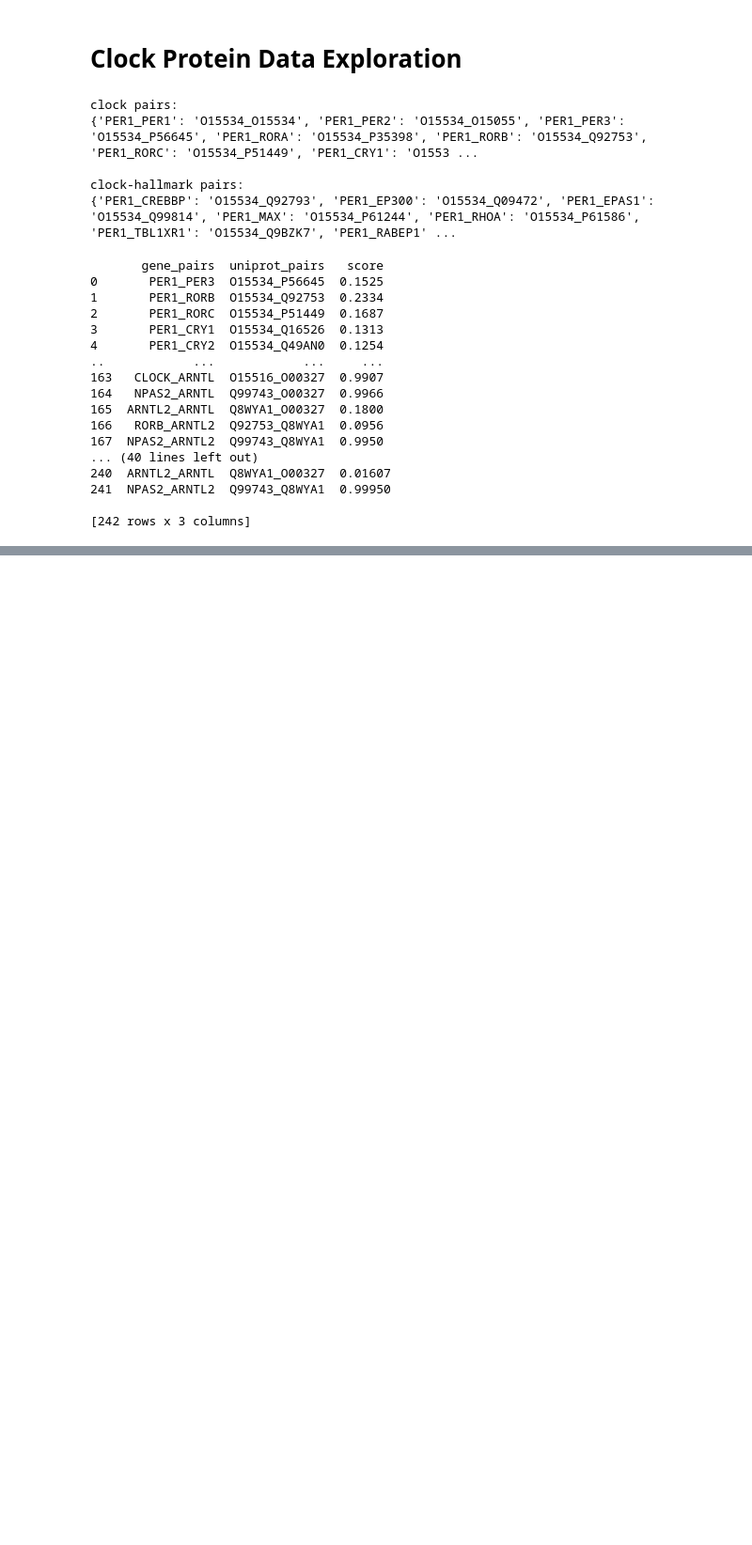
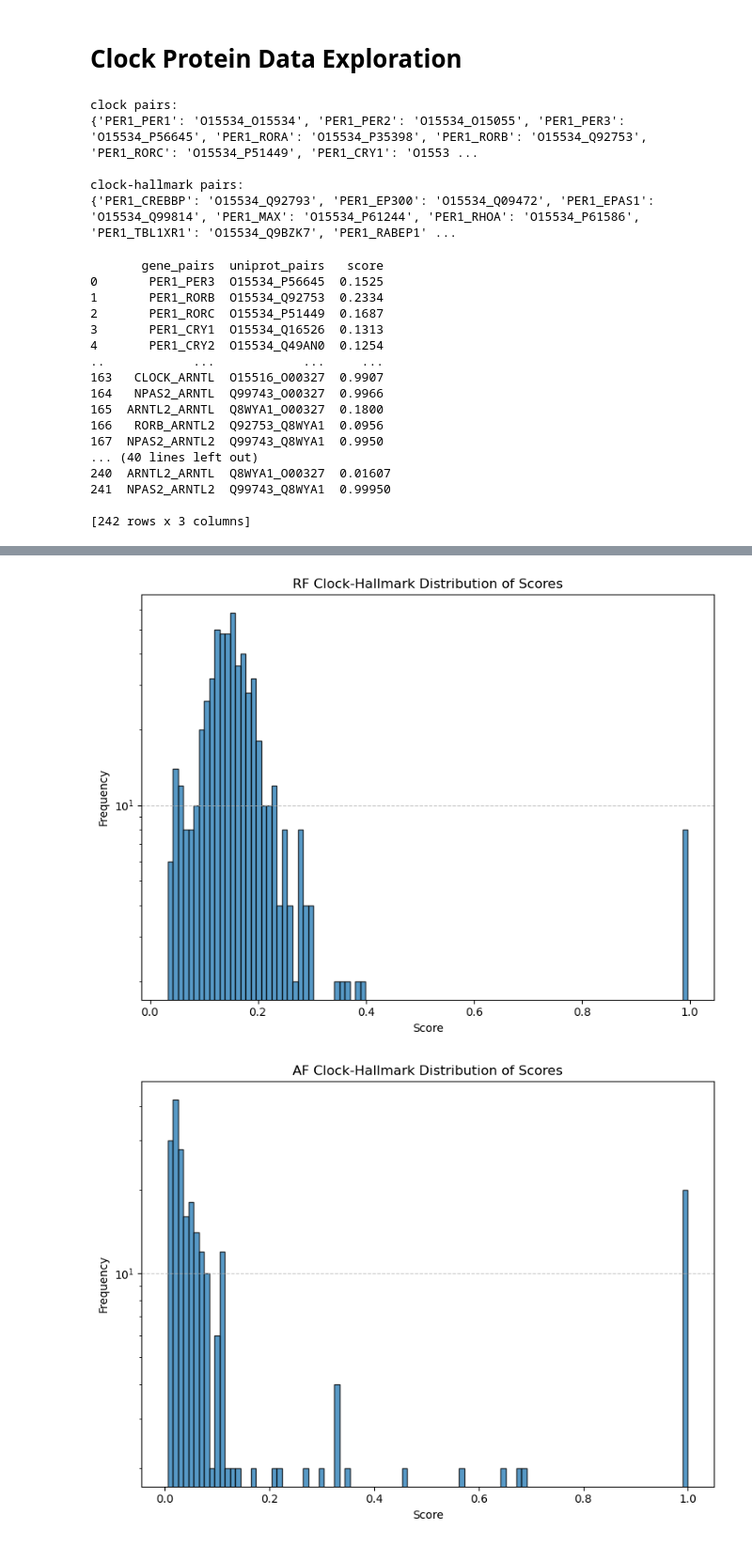
Before and after one commit to LexiShew/clock-project, a Jupyter notebook: data-eploration.ipynb, the cells around one changed output, grey strips where cells are left out. Shown at 94% size. Cells and saved outputs as stored; diff of their text form; code cells hidden in the pictures; blank space fills up the shorter version.

Commit message:
cleaned up code and generated score distribution plots

```diff
--- a/data-eploration.ipynb
+++ b/data-eploration.ipynb
@@ -369,0 +374,51 @@ process_heatmaps(
+# %%
+import pandas as pd
+import matplotlib.pyplot as plt
+import math
+
+
+def plot_histogram(file_path, title, bins=20):
+    # Load the CSV data
+    data = pd.read_csv(file_path)
+
+    # Extract the 'score' column
+    scores = data["score"]
+
+    # Create the histogram
+    plt.figure(figsize=(8, 6))
+    plt.hist(
+        # scores, bins=max(20, int(math.log2(len(scores)))), edgecolor="black", alpha=0.75
+        scores,
+        bins=100,
+        edgecolor="black",
+        alpha=0.75,
+    )
+    plt.title(title)
+    plt.yscale("log")
+    plt.xlabel("Score")
+    plt.ylabel("Frequency")
+    plt.grid(axis="y", linestyle="--", alpha=0.7)
+    plt.tight_layout()
+    plt.show()
+
+
+# File paths and titles for the datasets
+datasets = [
+    {
+        "file_path": "./output/clock_hallmark_RF_scores.csv",
+        "title": "RF Clock-Hallmark Distribution of Scores",
+    },
+    {
+        "file_path": "./output/clock_hallmark_AF_scores.csv",
+        "title": "AF Clock-Hallmark Distribution of Scores",
+    },
+    {"file_path": "./data/AF_scores.csv", "title": "AF Distribution of Scores"},
+    {"file_path": "./data/RF_scores.csv", "title": "RF Distribution of Scores"},
+]
+
+# Loop through datasets and plot histograms
+for dataset in datasets:
+    plot_histogram(file_path=dataset["file_path"], title=dataset["title"])
+# %% [output]
+[figure, added]
+[figure, added]
```
Also changed, not shown: parts of 5 cells of this notebook, 9 other files.
